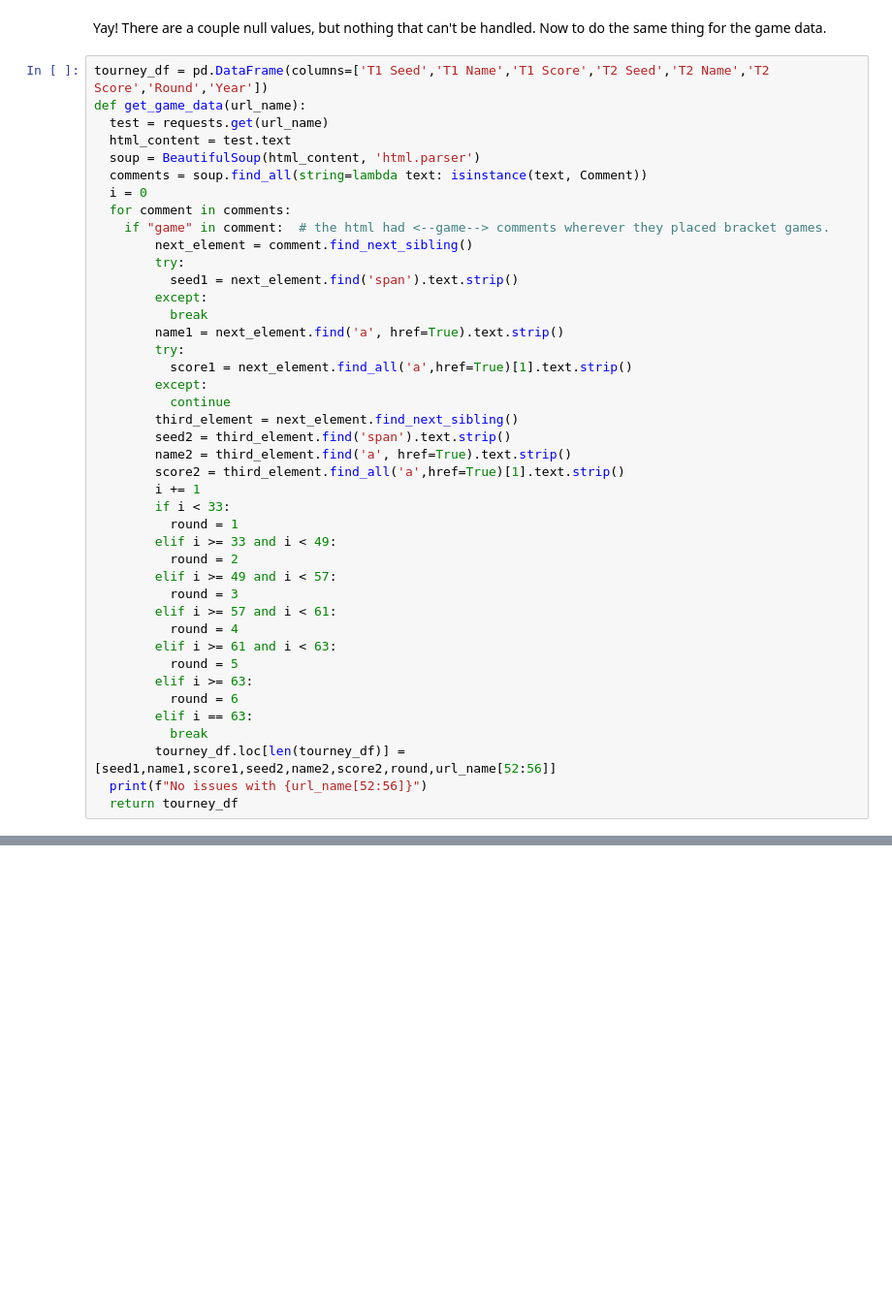
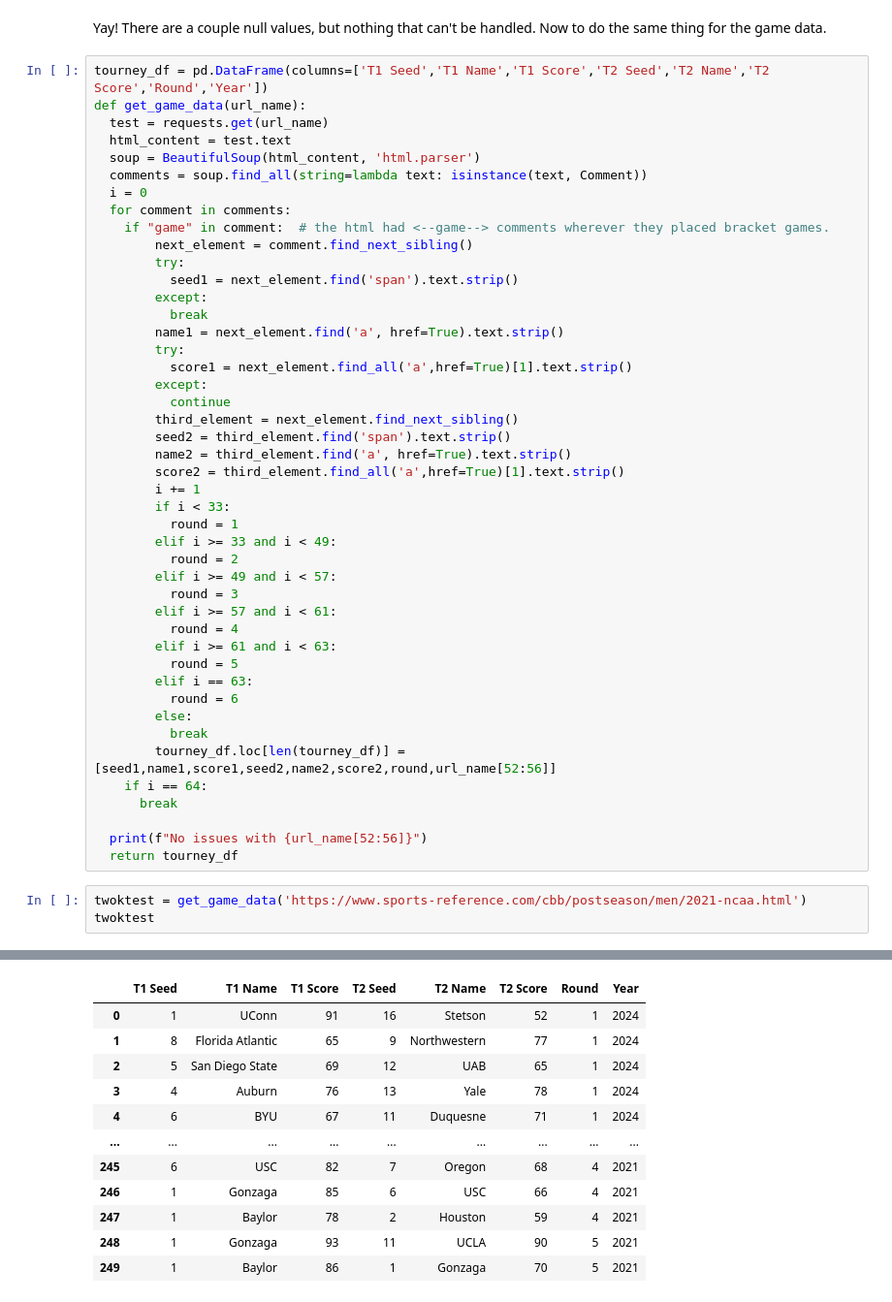
Before and after one commit to BARATZL/march-madness-supML, a Jupyter notebook: NCAAMB_ML.ipynb, the cells around one changed output, grey strips where cells are left out. Shown at 97% size. Saved outputs shown, nothing was run; the diff lists cells and outputs as text; blank space fills up the shorter version.

Commit message:
Still working on iteration function for game data. need more time w html

```diff
--- a/NCAAMB_ML.ipynb
+++ b/NCAAMB_ML.ipynb
@@ -607,10 +607,17 @@ def get_game_data(url_name):
           round = 4
         elif i >= 61 and i < 63:
           round = 5
-        elif i >= 63:
+        elif i == 63:
           round = 6
-        elif i == 63:
+        else:
           break
         tourney_df.loc[len(tourney_df)] = [seed1,name1,score1,seed2,name2,score2,round,url_name[52:56]]
+    if i == 64:
+      break
+
   print(f"No issues with {url_name[52:56]}")
   return tourney_df
+# %%
+twoktest = get_game_data('https://www.sports-reference.com/cbb/postseason/men/2021-ncaa.html')
+twoktest
+# %% [output]
@@ -616,0 +625,12 @@ def get_game_data(url_name):
+|  | T1 Seed | T1 Name | T1 Score | T2 Seed | T2 Name | T2 Score | Round | Year |
+| 0 | 1 | UConn | 91 | 16 | Stetson | 52 | 1 | 2024 |
+| 1 | 8 | Florida Atlantic | 65 | 9 | Northwestern | 77 | 1 | 2024 |
+| 2 | 5 | San Diego State | 69 | 12 | UAB | 65 | 1 | 2024 |
+| 3 | 4 | Auburn | 76 | 13 | Yale | 78 | 1 | 2024 |
+| 4 | 6 | BYU | 67 | 11 | Duquesne | 71 | 1 | 2024 |
+| ... | ... | ... | ... | ... | ... | ... | ... | ... |
+| 245 | 6 | USC | 82 | 7 | Oregon | 68 | 4 | 2021 |
+| 246 | 1 | Gonzaga | 85 | 6 | USC | 66 | 4 | 2021 |
+| 247 | 1 | Baylor | 78 | 2 | Houston | 59 | 4 | 2021 |
+| 248 | 1 | Gonzaga | 93 | 11 | UCLA | 90 | 5 | 2021 |
+| 249 | 1 | Baylor | 86 | 1 | Gonzaga | 70 | 5 | 2021 |
```
Also changed, not shown: parts of 4 cells of this notebook.
